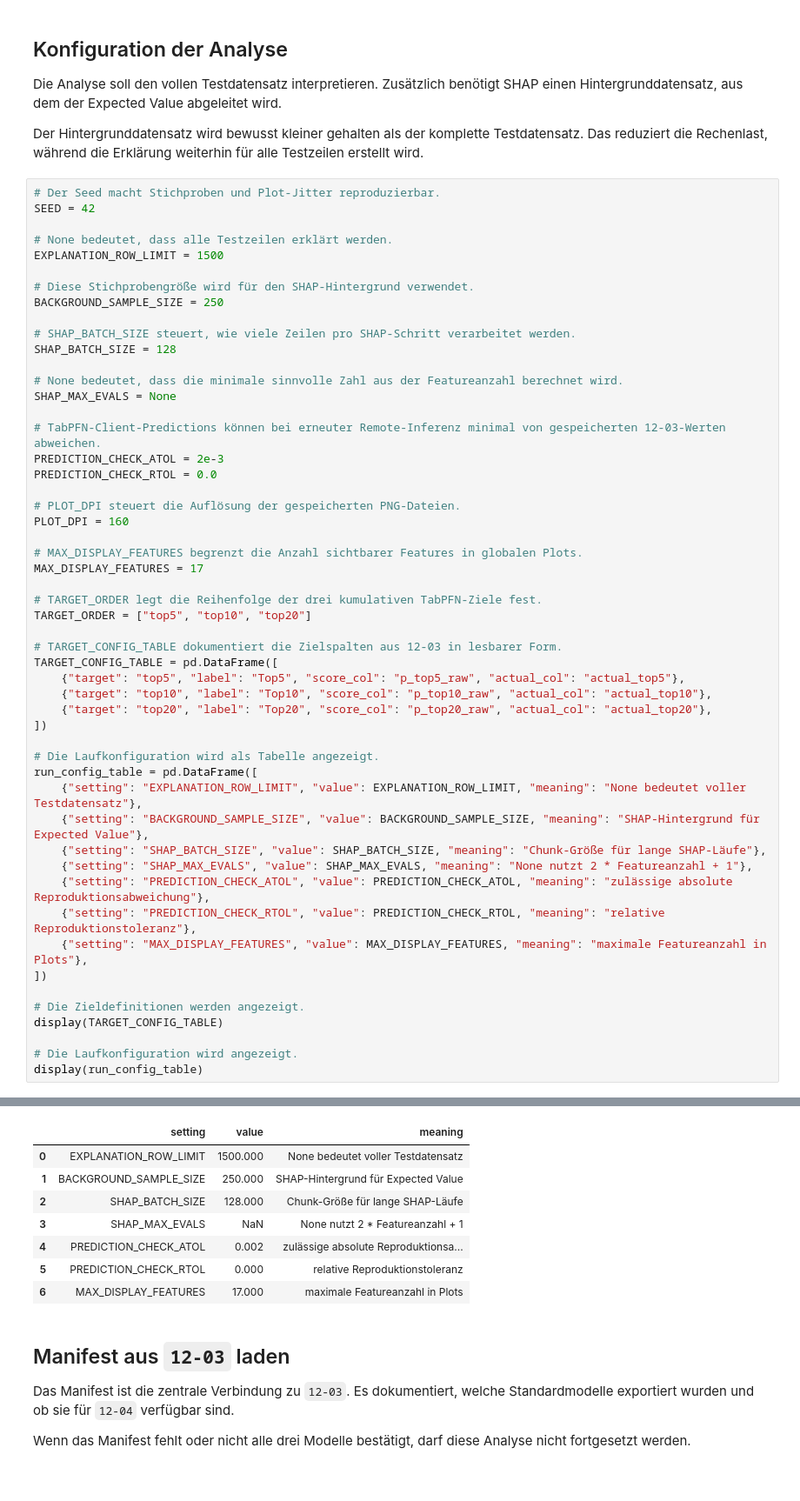
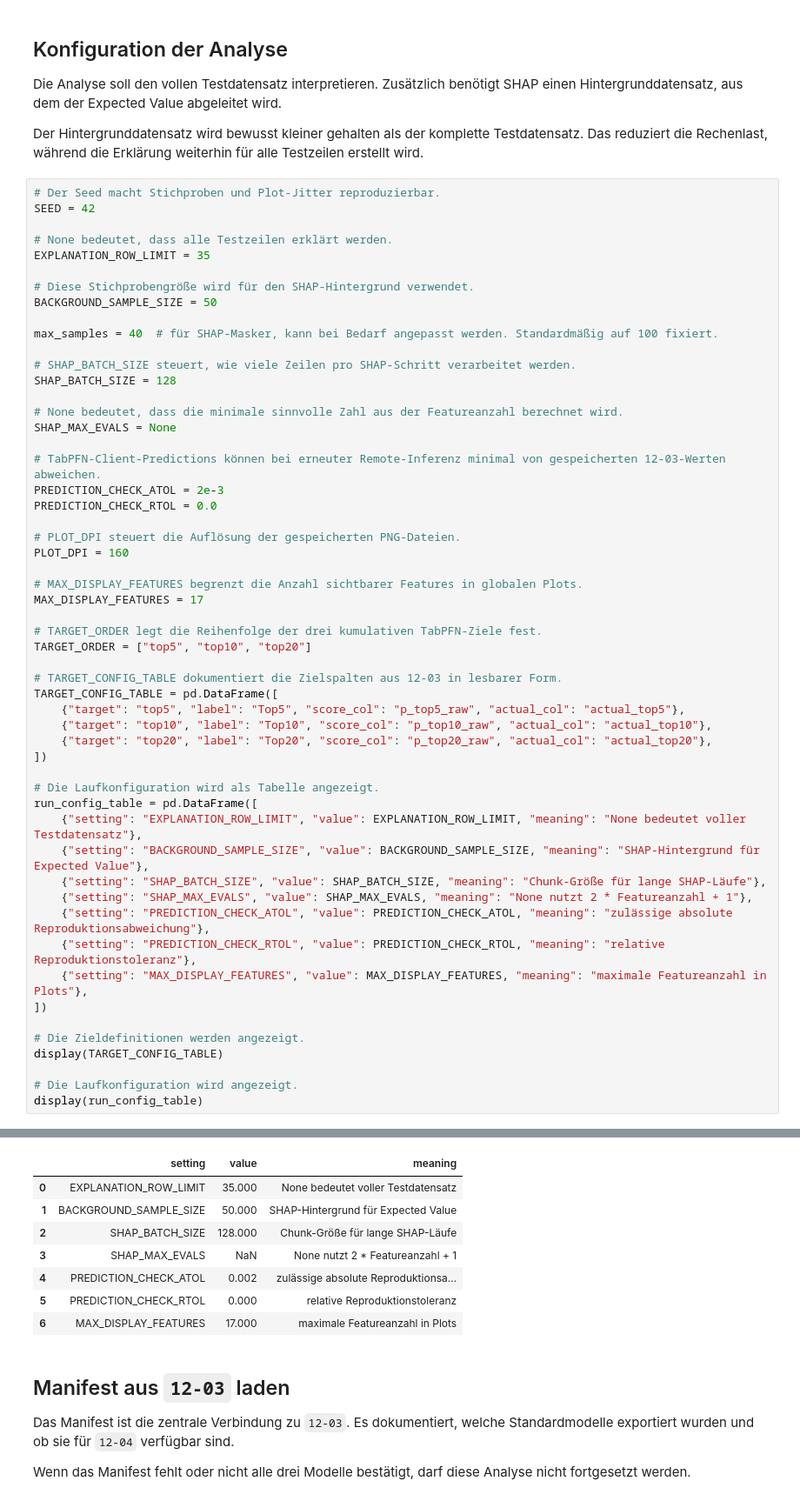
Before and after one commit to LPI24/GADA-Group3-Cycling-Stage-Prediction, a Jupyter notebook: src/Notebooks/12-04_TabPFN_SHAP_Interpretation.ipynb, the cells around one changed output, grey strips where cells are left out. Shown at 87% size. Saved outputs shown, nothing was run; the diff lists cells and outputs as text.

```diff
--- a/src/Notebooks/12-04_TabPFN_SHAP_Interpretation.ipynb
+++ b/src/Notebooks/12-04_TabPFN_SHAP_Interpretation.ipynb
@@ -234,10 +234,12 @@ Der Hintergrunddatensatz wird bewusst kleiner gehalten als der komplette Testdat
 SEED = 42
 
 # None bedeutet, dass alle Testzeilen erklärt werden.
-EXPLANATION_ROW_LIMIT = 1500
+EXPLANATION_ROW_LIMIT = 35
 
 # Diese Stichprobengröße wird für den SHAP-Hintergrund verwendet.
-BACKGROUND_SAMPLE_SIZE = 250
+BACKGROUND_SAMPLE_SIZE = 50
+
+max_samples = 40  # für SHAP-Masker, kann bei Bedarf angepasst werden. Standardmäßig auf 100 fixiert.
 
 # SHAP_BATCH_SIZE steuert, wie viele Zeilen pro SHAP-Schritt verarbeitet werden.
 SHAP_BATCH_SIZE = 128
@@ -260,35 +262,35 @@ TARGET_ORDER = ["top5", "top10", "top20"]
 
 # TARGET_CONFIG_TABLE dokumentiert die Zielspalten aus 12-03 in lesbarer Form.
 TARGET_CONFIG_TABLE = pd.DataFrame([
     {"target": "top5", "label": "Top5", "score_col": "p_top5_raw", "actual_col": "actual_top5"},
     {"target": "top10", "label": "Top10", "score_col": "p_top10_raw", "actual_col": "actual_top10"},
     {"target": "top20", "label": "Top20", "score_col": "p_top20_raw", "actual_col": "actual_top20"},
 ])
 
 # Die Laufkonfiguration wird als Tabelle angezeigt.
 run_config_table = pd.DataFrame([
     {"setting": "EXPLANATION_ROW_LIMIT", "value": EXPLANATION_ROW_LIMIT, "meaning": "None bedeutet voller Testdatensatz"},
     {"setting": "BACKGROUND_SAMPLE_SIZE", "value": BACKGROUND_SAMPLE_SIZE, "meaning": "SHAP-Hintergrund für Expected Value"},
     {"setting": "SHAP_BATCH_SIZE", "value": SHAP_BATCH_SIZE, "meaning": "Chunk-Größe für lange SHAP-Läufe"},
     {"setting": "SHAP_MAX_EVALS", "value": SHAP_MAX_EVALS, "meaning": "None nutzt 2 * Featureanzahl + 1"},
     {"setting": "PREDICTION_CHECK_ATOL", "value": PREDICTION_CHECK_ATOL, "meaning": "zulässige absolute Reproduktionsabweichung"},
     {"setting": "PREDICTION_CHECK_RTOL", "value": PREDICTION_CHECK_RTOL, "meaning": "relative Reproduktionstoleranz"},
     {"setting": "MAX_DISPLAY_FEATURES", "value": MAX_DISPLAY_FEATURES, "meaning": "maximale Featureanzahl in Plots"},
 ])
 
 # Die Zieldefinitionen werden angezeigt.
 display(TARGET_CONFIG_TABLE)
 
 # Die Laufkonfiguration wird angezeigt.
 display(run_config_table)
 # %% [output]
 |  | target | label | score_col | actual_col |
 | 0 | top5 | Top5 | p_top5_raw | actual_top5 |
 | 1 | top10 | Top10 | p_top10_raw | actual_top10 |
 | 2 | top20 | Top20 | p_top20_raw | actual_top20 |
 |  | setting | value | meaning |
-| 0 | EXPLANATION_ROW_LIMIT | 1500.000 | None bedeutet voller Testdatensatz |
-| 1 | BACKGROUND_SAMPLE_SIZE | 250.000 | SHAP-Hintergrund für Expected Value |
+| 0 | EXPLANATION_ROW_LIMIT | 35.000 | None bedeutet voller Testdatensatz |
+| 1 | BACKGROUND_SAMPLE_SIZE | 50.000 | SHAP-Hintergrund für Expected Value |
 | 2 | SHAP_BATCH_SIZE | 128.000 | Chunk-Größe für lange SHAP-Läufe |
 | 3 | SHAP_MAX_EVALS | NaN | None nutzt 2 * Featureanzahl + 1 |
 | 4 | PREDICTION_CHECK_ATOL | 0.002 | zulässige absolute Reproduktionsa... |
```
Also changed, not shown: parts of 28 cells of this notebook, 30 other files.
